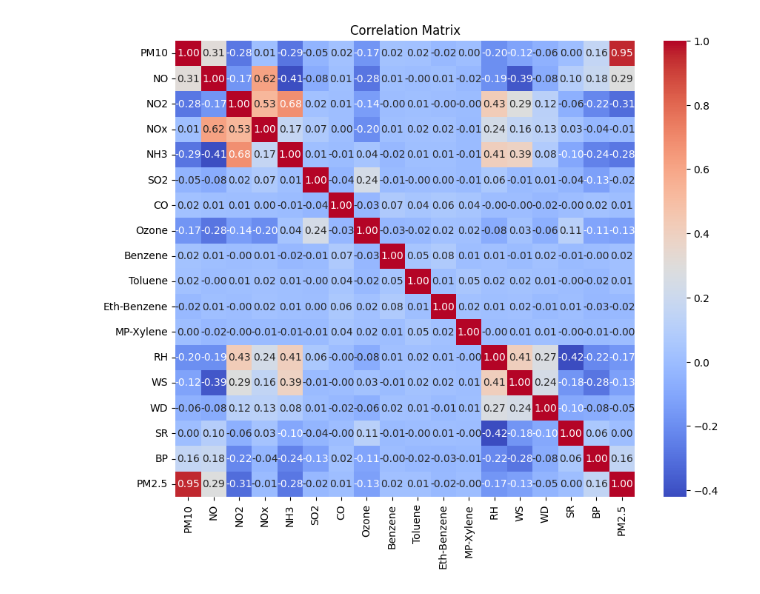
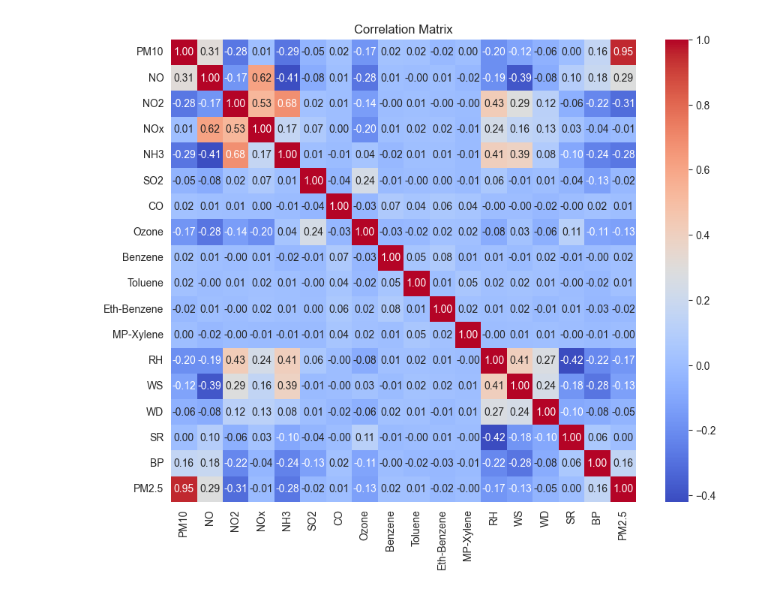
Before and after one commit to suhani098/ann, a Jupyter notebook: jupiter code.ipynb, the cells around one changed output. Cells and saved outputs as stored; diff of their text form; code cells hidden in the pictures.

```diff
--- a/jupiter code.ipynb
+++ b/jupiter code.ipynb
@@ -37,8 +20,11 @@ print(df.head())
 # %%
+# Set Seaborn style (optional)
+sns.set_style("whitegrid")
+
 # Visualize the correlation matrix
 plt.figure(figsize=(10, 8))
 sns.heatmap(df.corr(), annot=True, cmap='coolwarm', fmt=".2f")
 plt.title('Correlation Matrix')
 plt.show()
 # %% [output]
-[figure, old version]
+[figure, new version]
```
Also changed, not shown: parts of 9 cells of this notebook.
